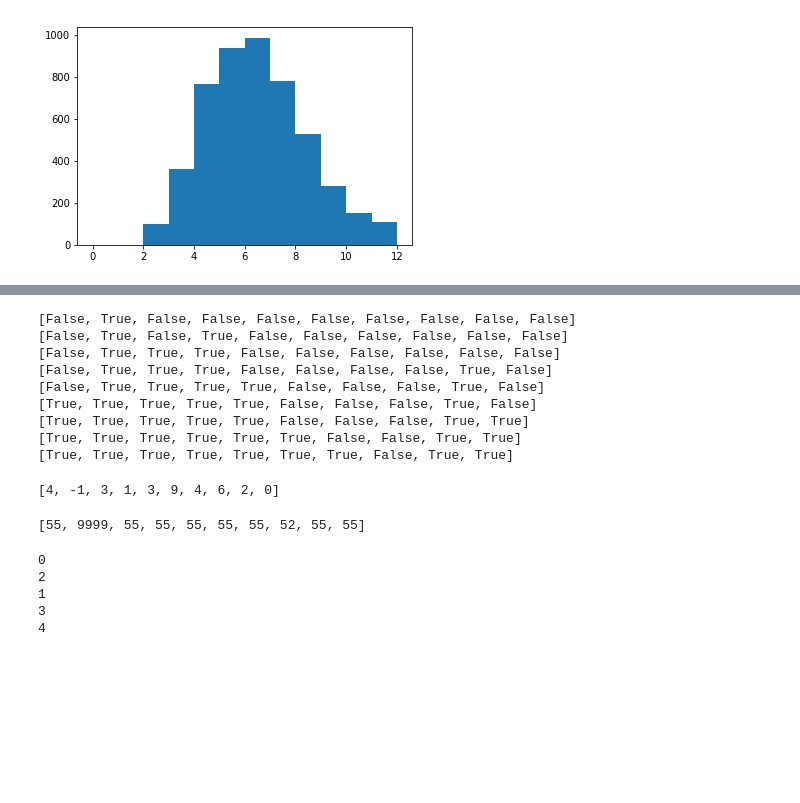
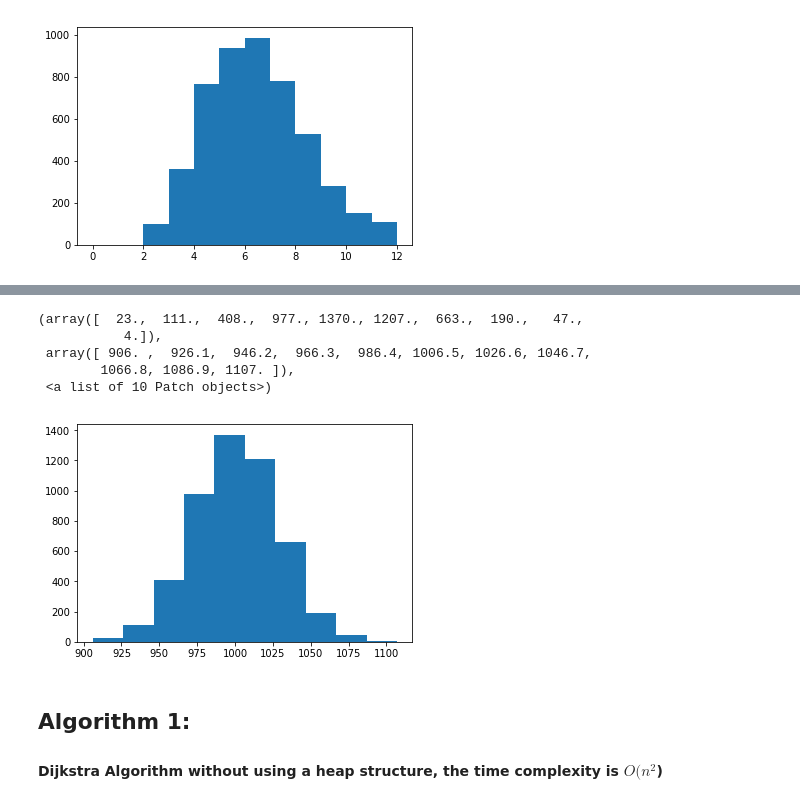
Before and after one commit to deckboy/Algorithm_Project, a Jupyter notebook: csce629_algorithm_project.ipynb, the cells around one changed output, grey strips where cells are left out. Cells and saved outputs as stored; diff of their text form; code cells hidden in the pictures; blank space fills up the shorter version.

Commit message:
3 algorithm completed

```diff
--- a/csce629_algorithm_project.ipynb
+++ b/csce629_algorithm_project.ipynb
@@ -458,29 +114,16 @@ def DFS(T,v,visited,dad,g1,MBP):
-# %%
-path, mbp= DFS_main(T,1,g1)
-# %% [output]
-[False, True, False, False, False, False, False, False, False, False]
-[False, True, False, True, False, False, False, False, False, False]
-[False, True, True, True, False, False, False, False, False, False]
-[False, True, True, True, False, False, False, False, True, False]
-[False, True, True, True, True, False, False, False, True, False]
-[True, True, True, True, True, False, False, False, True, False]
-[True, True, True, True, True, False, False, False, True, True]
-[True, True, True, True, True, True, False, False, True, True]
-[True, True, True, True, True, True, True, False, True, True]
-# %%
-path
-# %% [output]
-[4, -1, 3, 1, 3, 9, 4, 6, 2, 0]
-# %%
-mbp
-# %% [output]
-[55, 9999, 55, 55, 55, 55, 55, 52, 55, 55]
-# %%
-for i in range(len(H.heap)):
-    print(H.heap[i][1])
-# %% [output]
-0
-2
-1
-3
-4
+# %%
+a = []
+for key in g1_d.LinkedList:
+    a.append(len(g1_d.LinkedList[key]))
+#interval = np.linspace(0,2000,100)
+plt.hist(a)
+# %% [output]
+(array([  23.,  111.,  408.,  977., 1370., 1207.,  663.,  190.,   47.,
+           4.]),
+ array([ 906. ,  926.1,  946.2,  966.3,  986.4, 1006.5, 1026.6, 1046.7,
+        1066.8, 1086.9, 1107. ]),
+ <a list of 10 Patch objects>)
+[figure, added]
+# %% [markdown]
+## Algorithm 1:
+#### Dijkstra Algorithm without using a heap structure, the time complexity is $O(n^{2}$)
```
Also changed, not shown: parts of 54 cells of this notebook, 2 other files.
